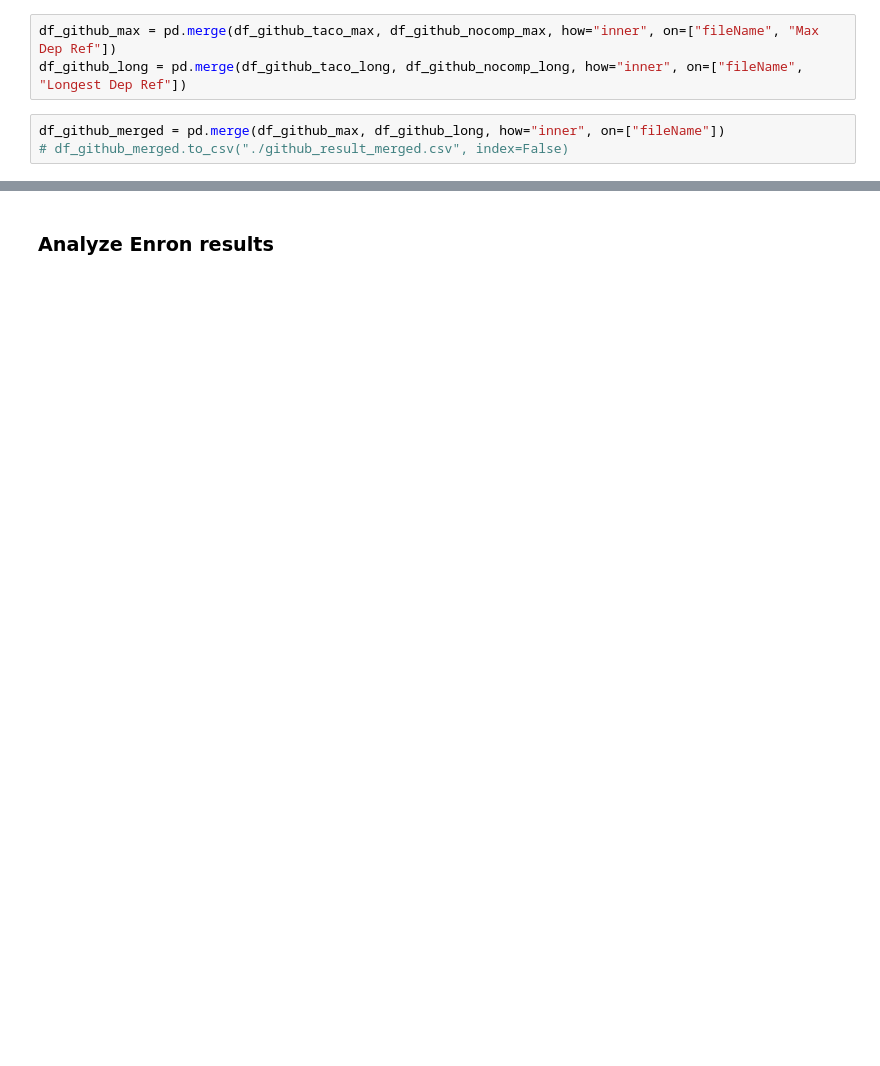
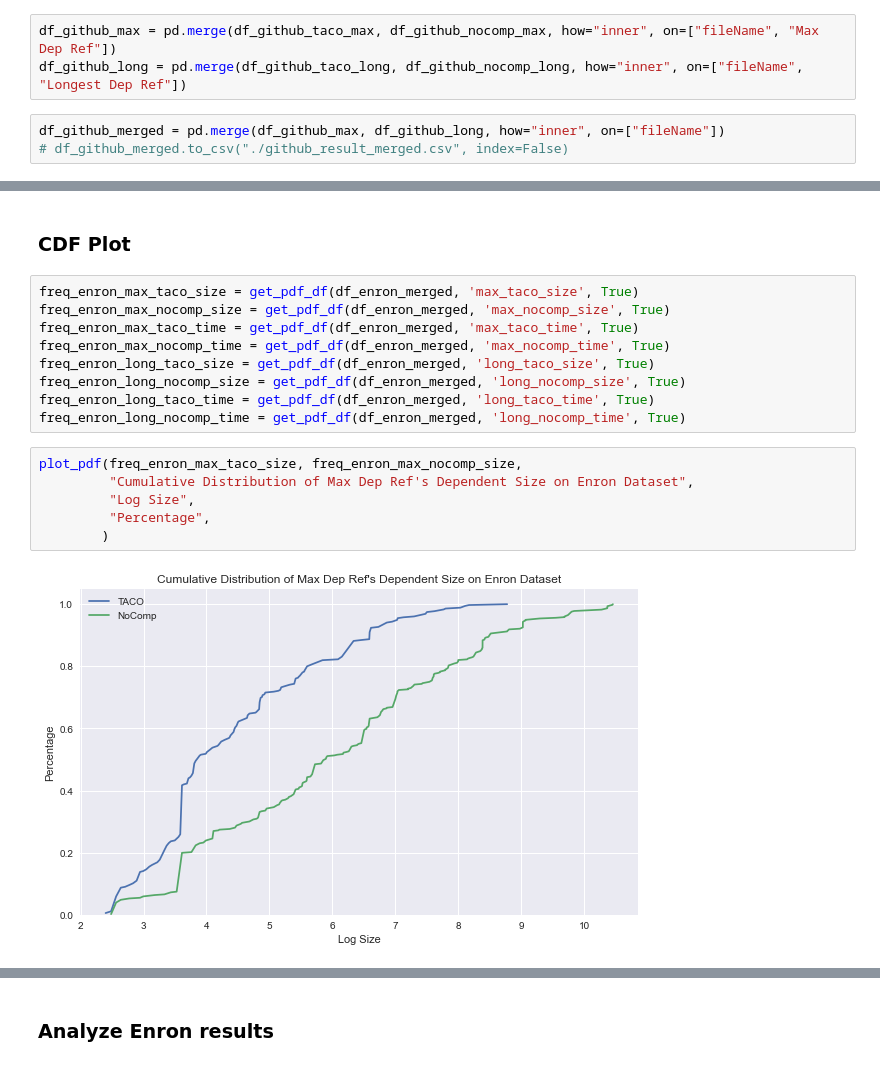
Before and after one commit to dataspread/SpreadsheetAnalyzer, a Jupyter notebook: test_result_analysis.ipynb, the cells around one changed output, grey strips where cells are left out. Saved outputs shown, nothing was run; the diff lists cells and outputs as text; blank space fills up the shorter version.

```diff
--- a/test_result_analysis.ipynb
+++ b/test_result_analysis.ipynb
@@ -289,3 +346,22 @@ df_github_merged.head()
 | 2 | NIRISS_SIAF.xlsx | Calc:AE3 | 23.0 | 0.333333 | 690.0 | 17.333333 | ... |
 | 3 | 工作簿1-20181122170204822.xlsx | 不良明细:CBJ5 | 1.0 | 0.000000 | 2.0 | 0.333333 | ... |
 | 4 | W22704-181.xlsx | Sheet1:E2 | 4.0 | 0.000000 | 14196.0 | 172.000000 | ... |
+# %% [markdown]
+### CDF Plot
+# %%
+freq_enron_max_taco_size = get_pdf_df(df_enron_merged, 'max_taco_size', True)
+freq_enron_max_nocomp_size = get_pdf_df(df_enron_merged, 'max_nocomp_size', True)
+freq_enron_max_taco_time = get_pdf_df(df_enron_merged, 'max_taco_time', True)
+freq_enron_max_nocomp_time = get_pdf_df(df_enron_merged, 'max_nocomp_time', True)
+freq_enron_long_taco_size = get_pdf_df(df_enron_merged, 'long_taco_size', True)
+freq_enron_long_nocomp_size = get_pdf_df(df_enron_merged, 'long_nocomp_size', True)
+freq_enron_long_taco_time = get_pdf_df(df_enron_merged, 'long_taco_time', True)
+freq_enron_long_nocomp_time = get_pdf_df(df_enron_merged, 'long_nocomp_time', True)
+# %%
+plot_pdf(freq_enron_max_taco_size, freq_enron_max_nocomp_size,
+         "Cumulative Distribution of Max Dep Ref's Dependent Size on Enron Dataset",
+         "Log Size",
+         "Percentage",
+        )
+# %% [output]
+[figure, added]
```
Also changed, not shown: parts of 26 cells of this notebook, 9 other files.
